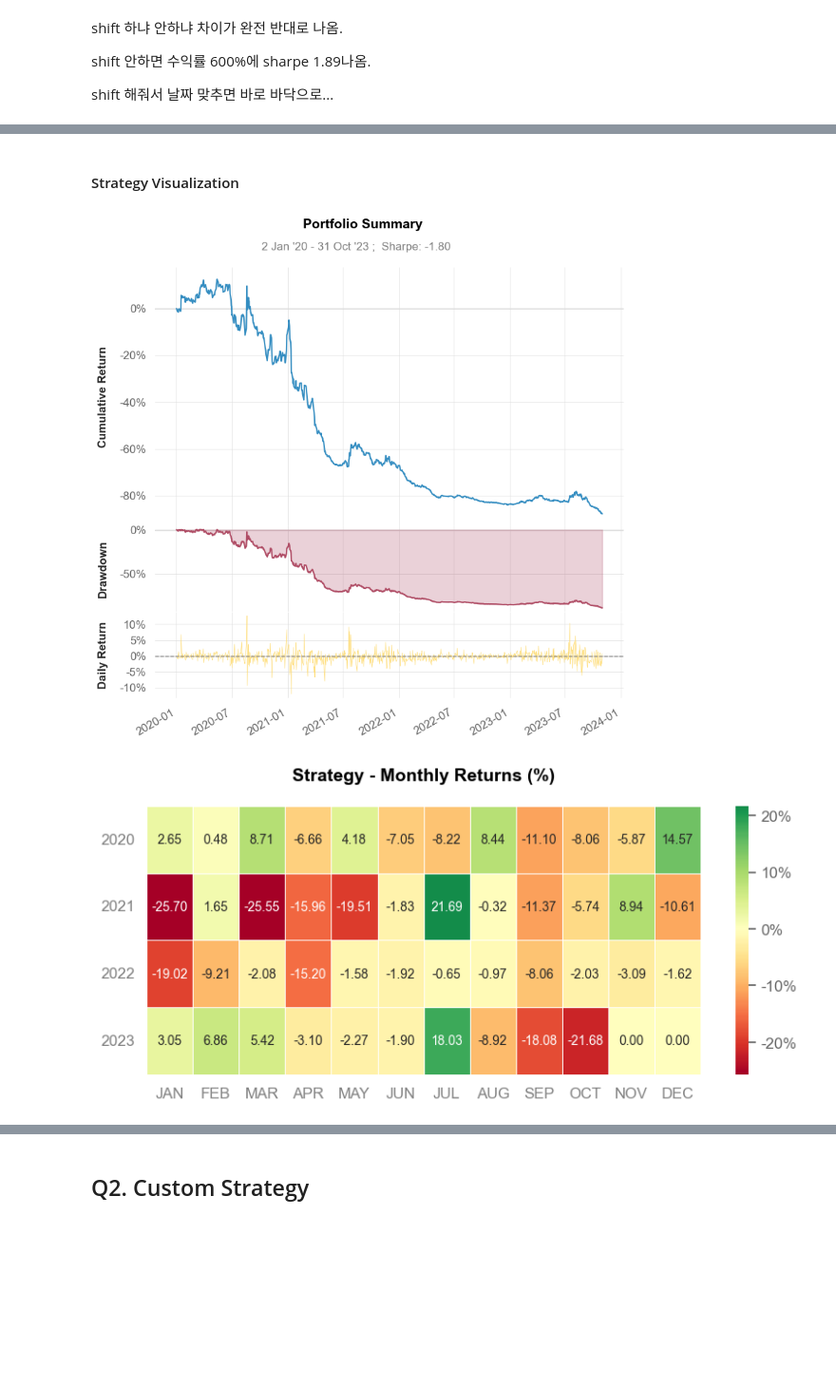
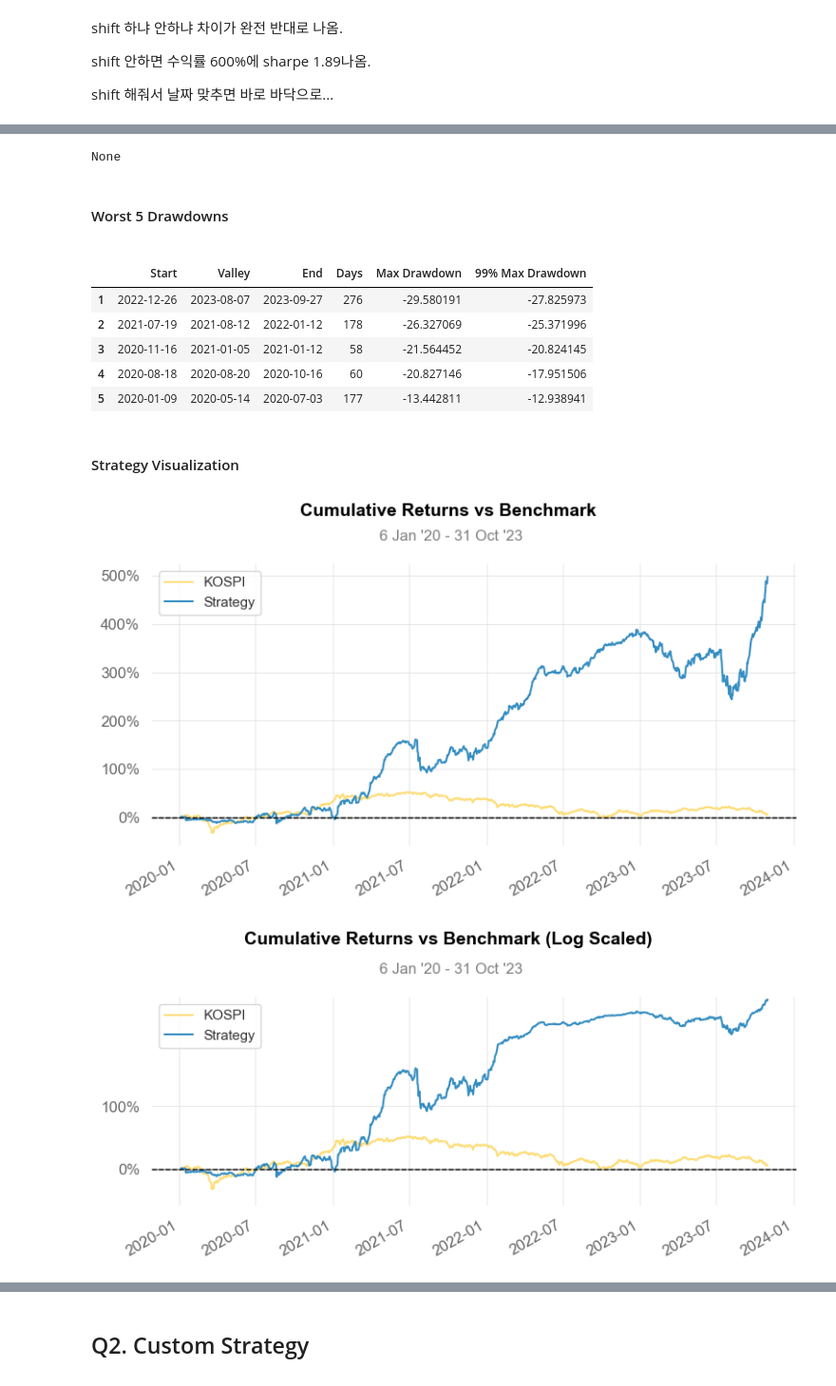
Before and after one commit to jaepil-choi/fbaquant23, a Jupyter notebook: c1.2fai/hw/FAI_hw07_jaepilchoi.ipynb, the cells around one changed output, grey strips where cells are left out. Shown at 95% size. Saved outputs shown, nothing was run; the diff lists cells and outputs as text; code cells hidden in the pictures; blank space fills up the shorter version.

```diff
--- a/c1.2fai/hw/FAI_hw07_jaepilchoi.ipynb
+++ b/c1.2fai/hw/FAI_hw07_jaepilchoi.ipynb
@@ -290,7 +324,7 @@ Strategy Visualization
 # %% [markdown]
 #### 2. PBR size (signal demean)
 # %%
-demeaned_PBR_df = PBR_df.sub(PBR_df.mean(axis=1), axis=0)
+demeaned_PBR_df = -PBR_df.sub(PBR_df.mean(axis=1), axis=0)
 # %% [markdown]
 shift 하냐 안하냐 차이가 완전 반대로 나옴.
 
@@ -301,5 +335,5 @@ shift 해줘서 날짜 맞추면 바로 바닥으로...
 demeaned_PBR_longshort_returns = demeaned_PBR_df.shift(1) * return_df
 demeaned_PBR_longshort_returns = demeaned_PBR_longshort_returns.mean(axis=1)
 # %%
-qs.reports.basic(to_dateindex(demeaned_PBR_longshort_returns))
+qs.reports.full(to_dateindex(demeaned_PBR_longshort_returns), benchmark='^KS11', benchmark_title='KOSPI')
 # %% [output]
@@ -324,3 +359,11 @@ Serenity Index      -0.05
+None
-Strategy Visualization
+Worst 5 Drawdowns
+|  | Start | Valley | End | Days | Max Drawdown | 99% Max Drawdown |
+| 1 | 2022-12-26 | 2023-08-07 | 2023-09-27 | 276 | -29.580191 | -27.825973 |
+| 2 | 2021-07-19 | 2021-08-12 | 2022-01-12 | 178 | -26.327069 | -25.371996 |
+| 3 | 2020-11-16 | 2021-01-05 | 2021-01-12 | 58 | -21.564452 | -20.824145 |
+| 4 | 2020-08-18 | 2020-08-20 | 2020-10-16 | 60 | -20.827146 | -17.951506 |
+| 5 | 2020-01-09 | 2020-05-14 | 2020-07-03 | 177 | -13.442811 | -12.938941 |
+Strategy Visualization
-[figure, old version]
+[figure, new version]
-[figure, old version]
+[figure, new version]
```
Also changed, not shown: parts of 8 cells of this notebook.
